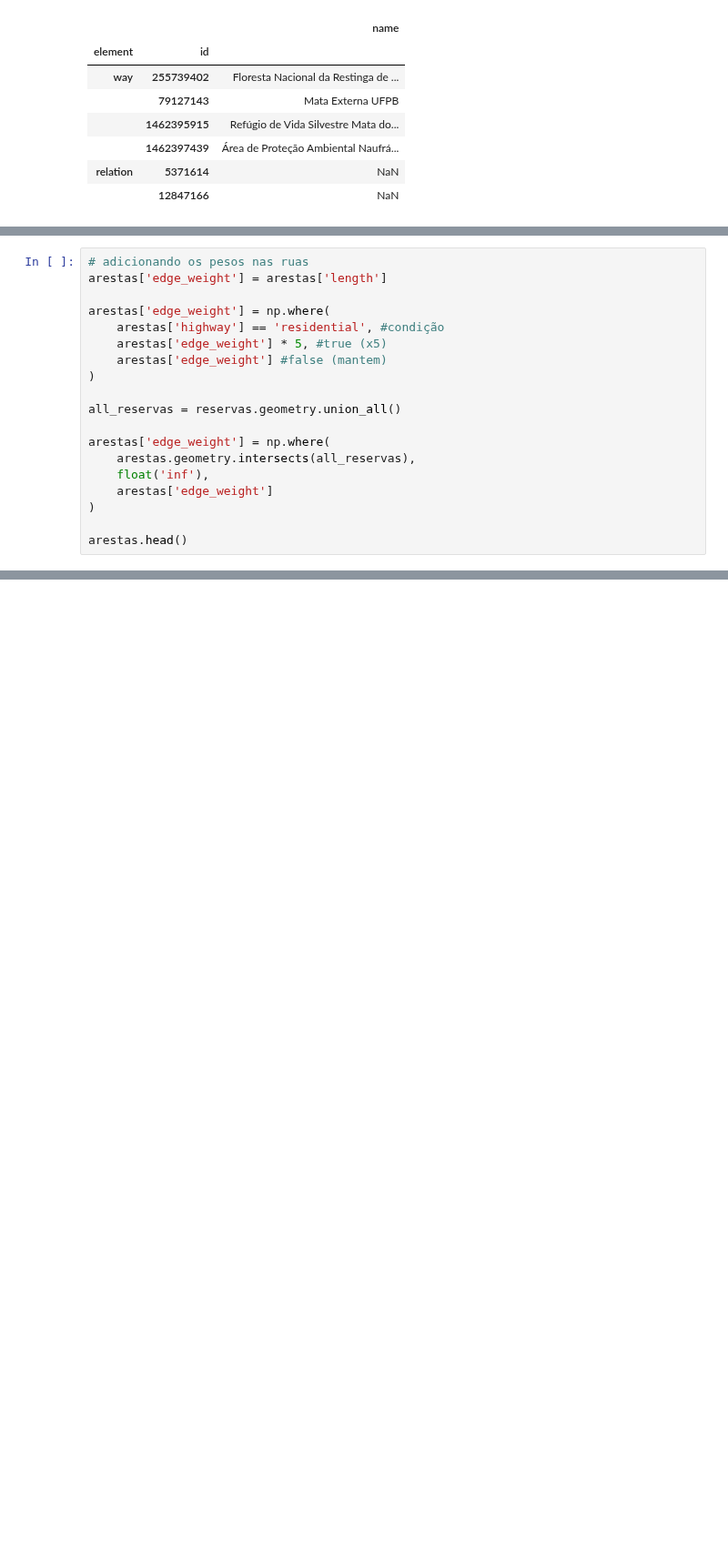
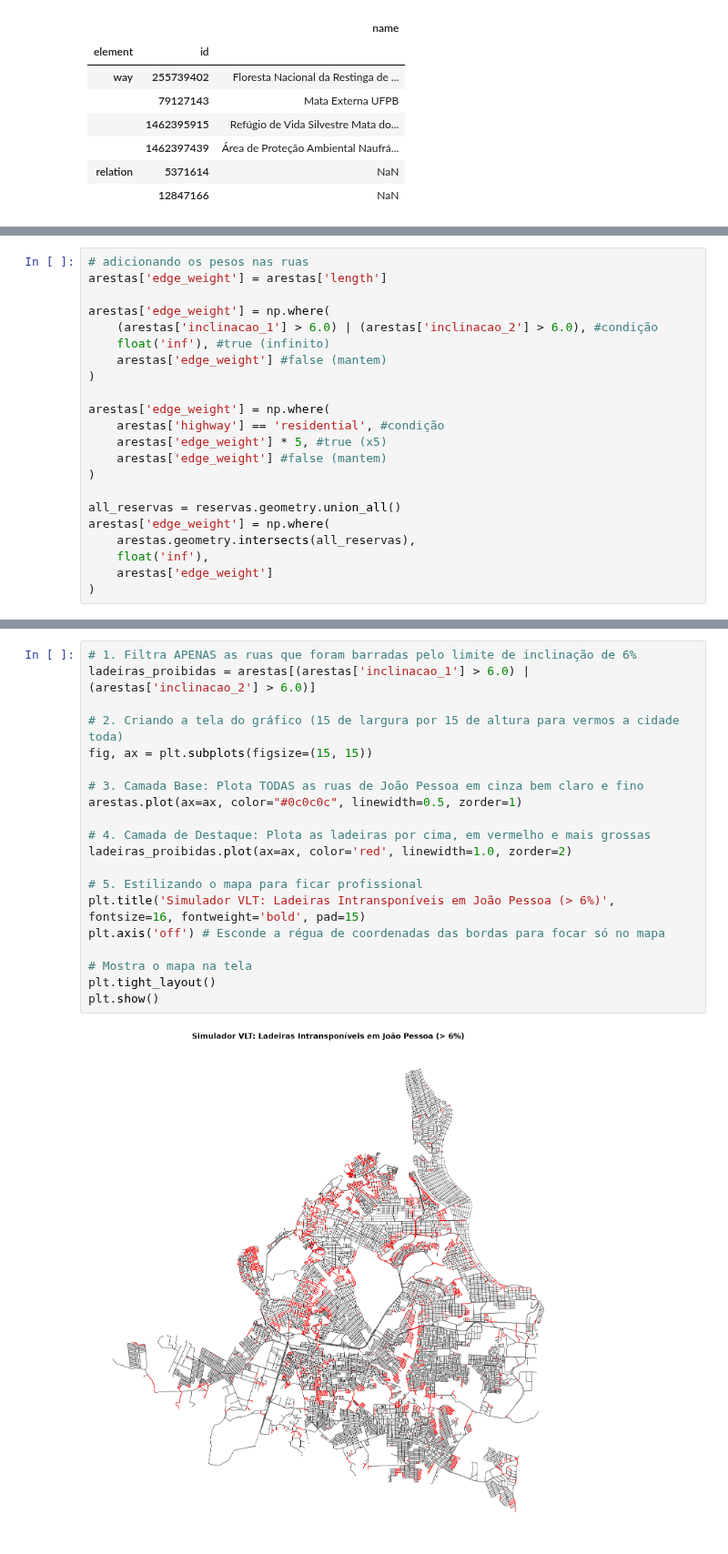
Before and after one commit to AugustoFerrer/vlt-route-optimizer, a Jupyter notebook: 01_v2_otimizador_multicriterio.ipynb, the cells around one changed output, grey strips where cells are left out. Shown at 91% size. Saved outputs shown, nothing was run; the diff lists cells and outputs as text; blank space fills up the shorter version.

```diff
--- a/01_v2_otimizador_multicriterio.ipynb
+++ b/01_v2_otimizador_multicriterio.ipynb
@@ -102,6 +120,12 @@ arestas.head()
 # %%
 # adicionando os pesos nas ruas
 arestas['edge_weight'] = arestas['length']
+
+arestas['edge_weight'] = np.where(
+    (arestas['inclinacao_1'] > 6.0) | (arestas['inclinacao_2'] > 6.0), #condição
+    float('inf'), #true (infinito)
+    arestas['edge_weight'] #false (mantem)
+)
 
 arestas['edge_weight'] = np.where(
     arestas['highway'] == 'residential', #condição
@@ -110,11 +134,8 @@ arestas['edge_weight'] = np.where(
 )
 
 all_reservas = reservas.geometry.union_all()
-
 arestas['edge_weight'] = np.where(
     arestas.geometry.intersects(all_reservas),
     float('inf'),
     arestas['edge_weight']
 )
-
-arestas.head()
@@ -129,3 +142,25 @@ arestas.head()
+# %%
+# 1. Filtra APENAS as ruas que foram barradas pelo limite de inclinação de 6%
+ladeiras_proibidas = arestas[(arestas['inclinacao_1'] > 6.0) | (arestas['inclinacao_2'] > 6.0)]
+
+# 2. Criando a tela do gráfico (15 de largura por 15 de altura para vermos a cidade toda)
+fig, ax = plt.subplots(figsize=(15, 15))
+
+# 3. Camada Base: Plota TODAS as ruas de João Pessoa em cinza bem claro e fino
+arestas.plot(ax=ax, color="#0c0c0c", linewidth=0.5, zorder=1)
+
+# 4. Camada de Destaque: Plota as ladeiras por cima, em vermelho e mais grossas
+ladeiras_proibidas.plot(ax=ax, color='red', linewidth=1.0, zorder=2)
+
+# 5. Estilizando o mapa para ficar profissional
+plt.title('Simulador VLT: Ladeiras Intransponíveis em João Pessoa (> 6%)', fontsize=16, fontweight='bold', pad=15)
+plt.axis('off') # Esconde a régua de coordenadas das bordas para focar só no mapa
+
+# Mostra o mapa na tela
+plt.tight_layout()
+plt.show()
+# %% [output]
+[figure, added]
 # %%
 # Dados da origem e destino
 origin_lat = -7.118200
```
Also changed, not shown: parts of 2 cells of this notebook, 1 other file.
